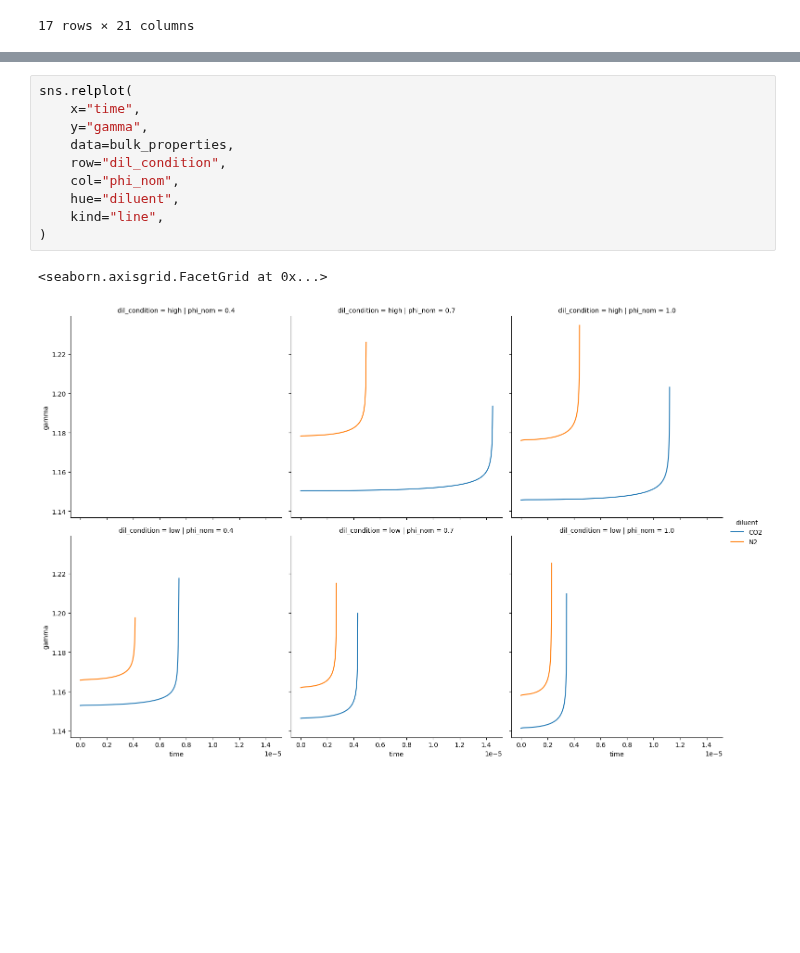
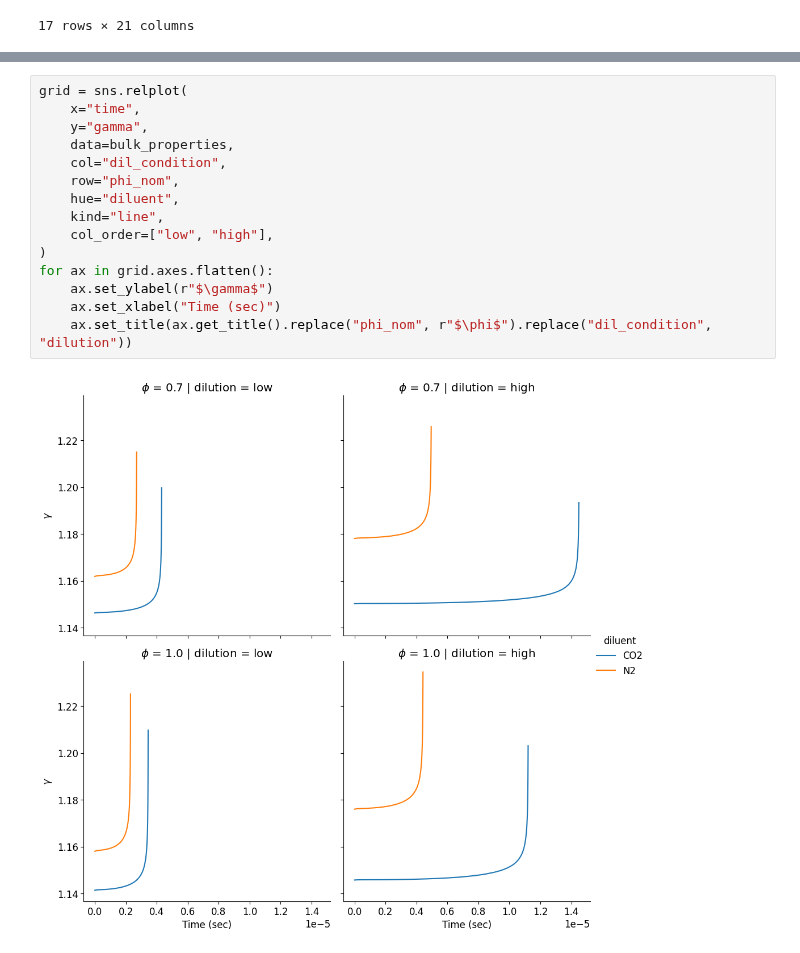
Before and after one commit to cartemic/DetResearch, a Jupyter notebook: scripts/final_manuscript/CpCvDivergenceStuff.ipynb, the cells around one changed output, grey strips where cells are left out. Saved outputs shown, nothing was run; the diff lists cells and outputs as text; blank space fills up the shorter version.

```diff
--- a/scripts/final_manuscript/CpCvDivergenceStuff.ipynb
+++ b/scripts/final_manuscript/CpCvDivergenceStuff.ipynb
@@ -101,13 +146,17 @@ sns.relplot(
-# %%
-sns.relplot(
-    x="time",
-    y="gamma",
-    data=bulk_properties,
-    row="dil_condition",
-    col="phi_nom",
-    hue="diluent",
-    kind="line",
-)
-# %% [output]
-<seaborn.axisgrid.FacetGrid at 0x...>
-[figure, removed]
+# %%
+grid = sns.relplot(
+    x="time",
+    y="gamma",
+    data=bulk_properties,
+    col="dil_condition",
+    row="phi_nom",
+    hue="diluent",
+    kind="line",
+    col_order=["low", "high"],
+)
+for ax in grid.axes.flatten():
+    ax.set_ylabel(r"$\gamma$")
+    ax.set_xlabel("Time (sec)")
+    ax.set_title(ax.get_title().replace("phi_nom", r"$\phi$").replace("dil_condition", "dilution"))
+# %% [output]
+[figure, added]
```
Also changed, not shown: parts of 5 cells of this notebook, 1 other file.
